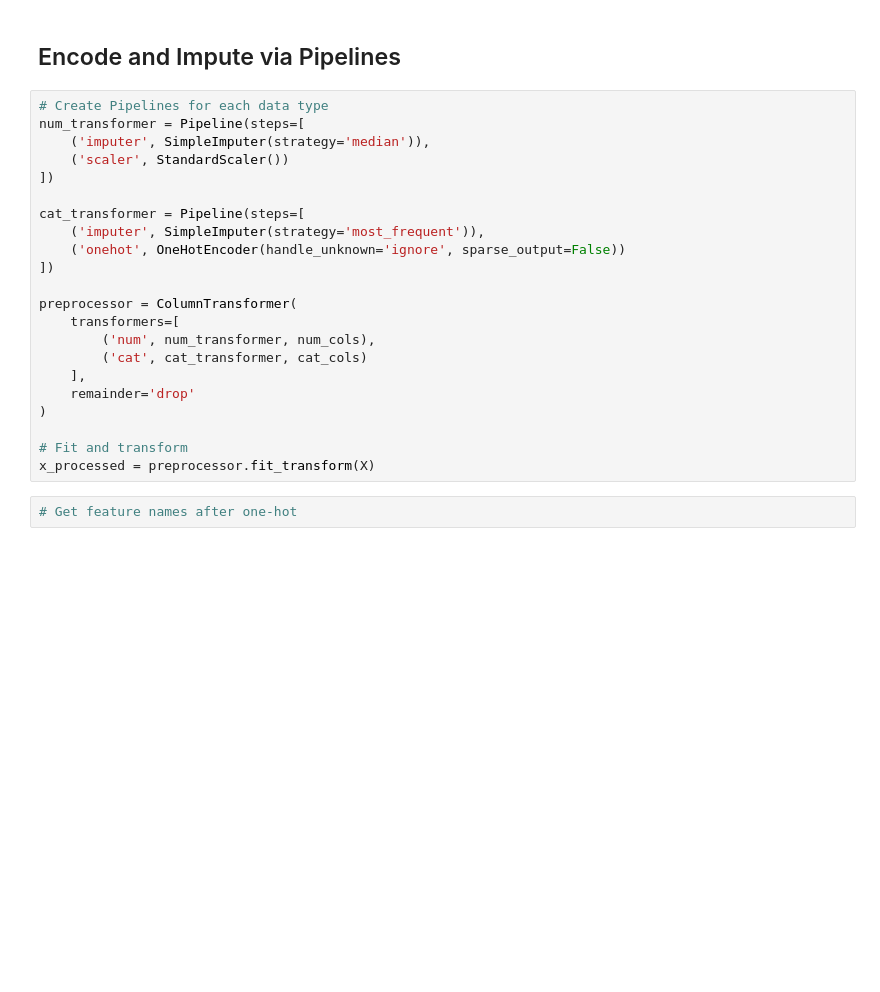
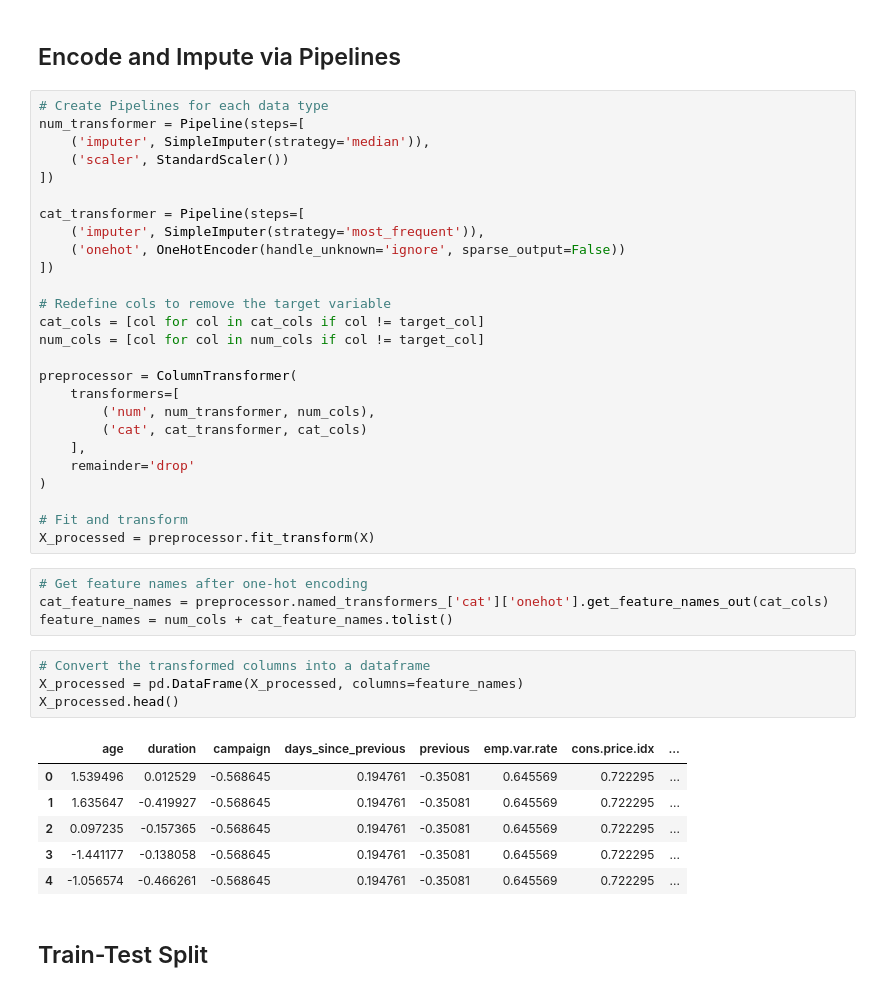
Before and after one commit to jkpjr/bank-marketing-data-processing-pipeline, a Jupyter notebook: bank-marketing-data-processing-pipeline notebook.ipynb, the cells around one changed output. Saved outputs shown, nothing was run; the diff lists cells and outputs as text; blank space fills up the shorter version.

Commit message:
Convert transformed cols to df; Split train and test sets

```diff
--- a/bank-marketing-data-processing-pipeline notebook.ipynb
+++ b/bank-marketing-data-processing-pipeline notebook.ipynb
@@ -171,6 +171,10 @@ cat_transformer = Pipeline(steps=[
     ('onehot', OneHotEncoder(handle_unknown='ignore', sparse_output=False))
 ])
 
+# Redefine cols to remove the target variable
+cat_cols = [col for col in cat_cols if col != target_col]
+num_cols = [col for col in num_cols if col != target_col]
+
 preprocessor = ColumnTransformer(
     transformers=[
         ('num', num_transformer, num_cols),
@@ -180,6 +184,21 @@ preprocessor = ColumnTransformer(
 )
 
 # Fit and transform
-x_processed = preprocessor.fit_transform(X)
+X_processed = preprocessor.fit_transform(X)
 # %%
-# Get feature names after one-hot
+# Get feature names after one-hot encoding
+cat_feature_names = preprocessor.named_transformers_['cat']['onehot'].get_feature_names_out(cat_cols)
+feature_names = num_cols + cat_feature_names.tolist()
+# %%
+# Convert the transformed columns into a dataframe
+X_processed = pd.DataFrame(X_processed, columns=feature_names)
+X_processed.head()
+# %% [output]
+|  | age | duration | campaign | days_since_previous | previous | emp.var.rate | cons.price.idx | ... |
+| 0 | 1.539496 | 0.012529 | -0.568645 | 0.194761 | -0.35081 | 0.645569 | 0.722295 | ... |
+| 1 | 1.635647 | -0.419927 | -0.568645 | 0.194761 | -0.35081 | 0.645569 | 0.722295 | ... |
+| 2 | 0.097235 | -0.157365 | -0.568645 | 0.194761 | -0.35081 | 0.645569 | 0.722295 | ... |
+| 3 | -1.441177 | -0.138058 | -0.568645 | 0.194761 | -0.35081 | 0.645569 | 0.722295 | ... |
+| 4 | -1.056574 | -0.466261 | -0.568645 | 0.194761 | -0.35081 | 0.645569 | 0.722295 | ... |
+# %% [markdown]
+## Train-Test Split
```
Also changed, not shown: parts of 1 cell of this notebook.
